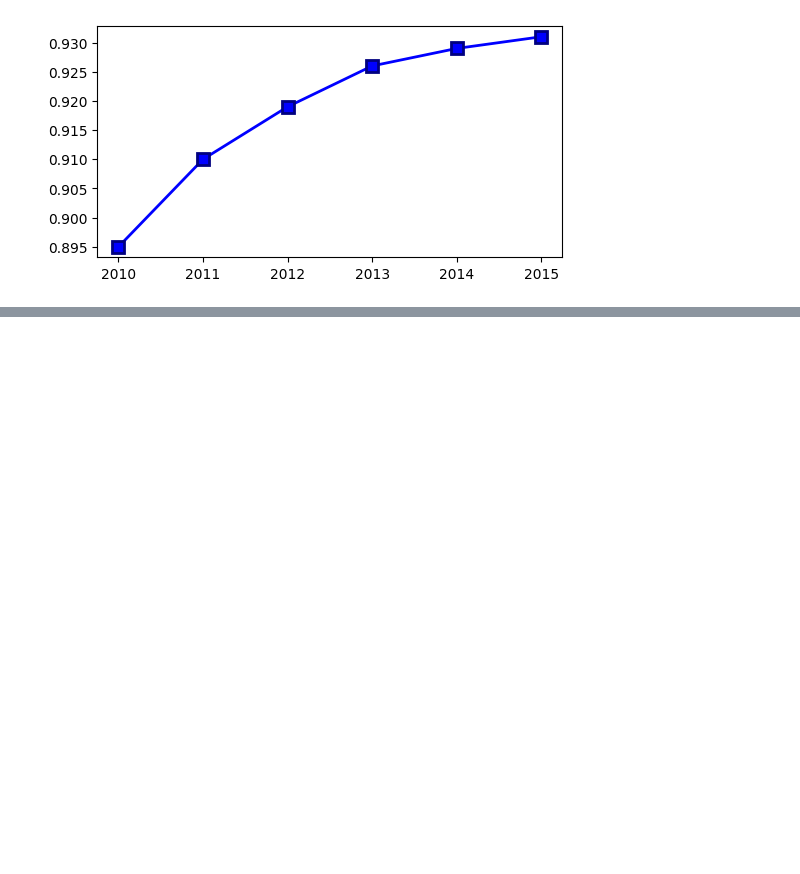
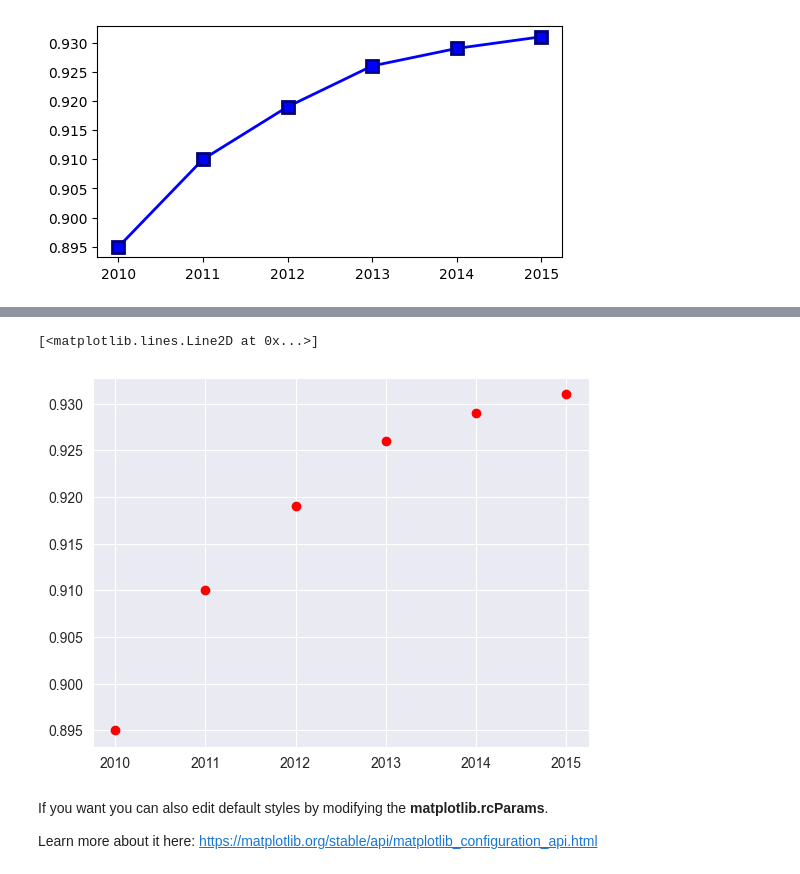
Before and after one commit to piyush-verma020/Data-Analysis, a Jupyter notebook: matplotlib_seaborn_(notes).ipynb, the cells around one changed output, grey strips where cells are left out. Drawn from its saved outputs; the diff is of its cells as text; code cells hidden in the pictures; blank space fills up the shorter version.

```diff
--- a/matplotlib_seaborn_(notes).ipynb
+++ b/matplotlib_seaborn_(notes).ipynb
@@ -207,0 +245,10 @@ plt.show()
+# %%
+# Example showing that the style set by Seaborn is applied globally
+plt.plot(years, apple,'or')
+# %% [output]
+[<matplotlib.lines.Line2D at 0x...>]
+[figure, added]
+# %% [markdown]
+If you want you can also edit default styles by modifying the **matplotlib.rcParams**.
+
+Learn more about it here: https://matplotlib.org/stable/api/matplotlib_configuration_api.html
```
Also changed, not shown: parts of 30 cells of this notebook.
